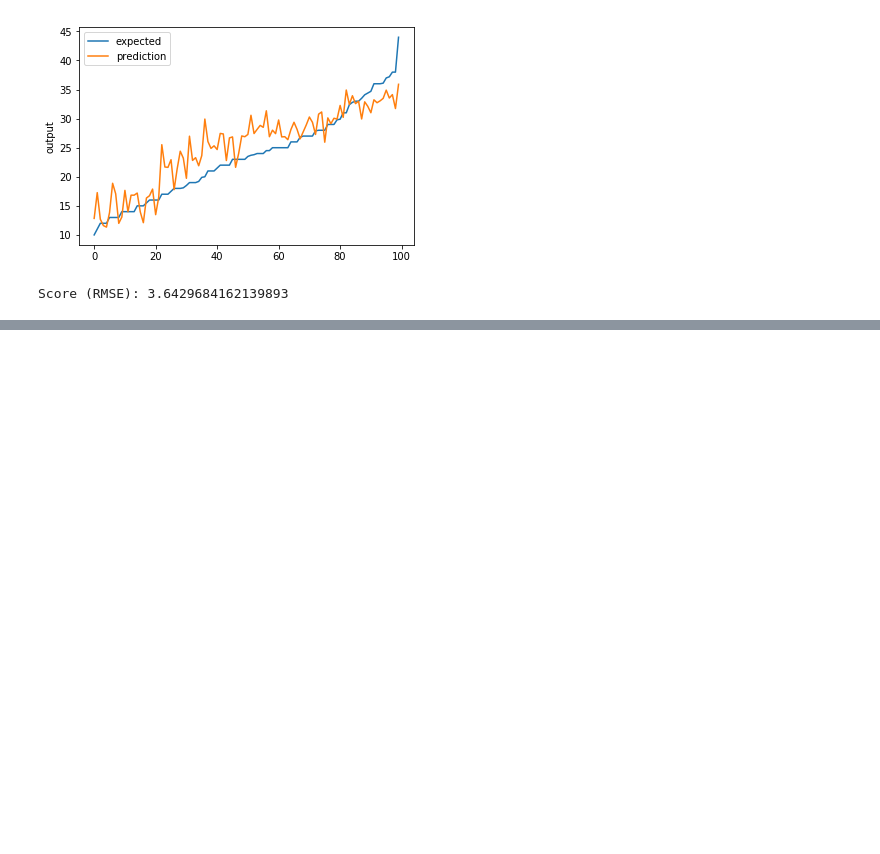
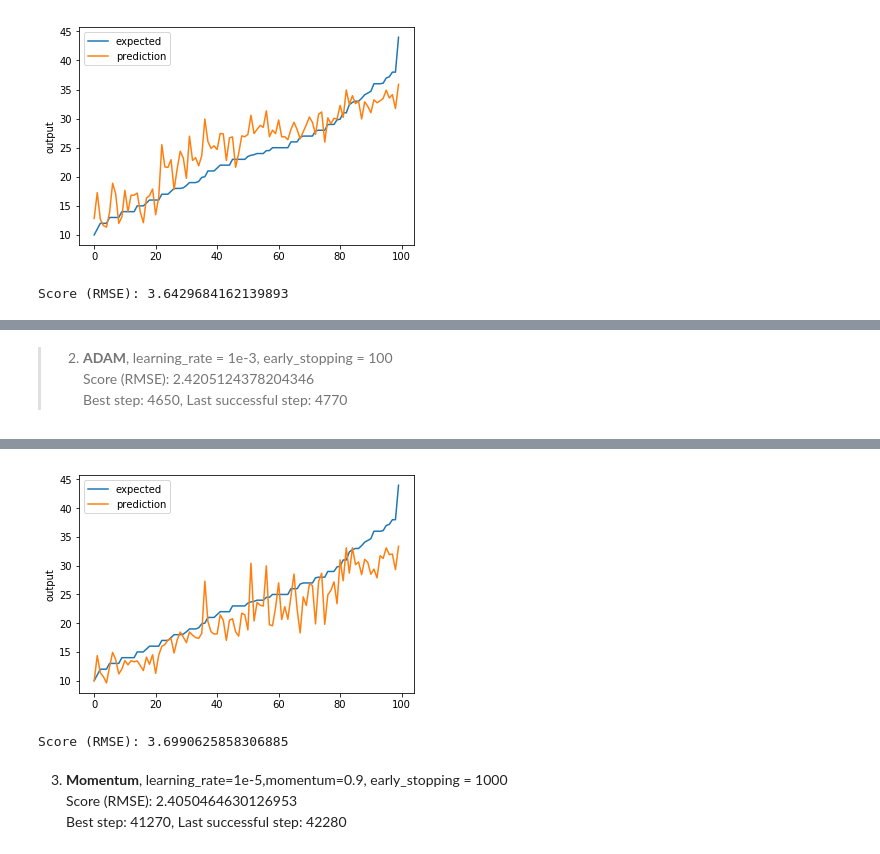
Before and after one commit to farhadsh1992/Deep-learning-tutrial, a Jupyter notebook: download/Chapter 2.1- Keras.ipynb, the cells around one changed output, grey strips where cells are left out. Saved outputs shown, nothing was run; the diff lists cells and outputs as text; code cells hidden in the pictures; blank space fills up the shorter version.

```diff
--- a/download/Chapter 2.1- Keras.ipynb
+++ b/download/Chapter 2.1- Keras.ipynb
@@ -181,0 +225,37 @@ Score (RMSE): 3.6429684162139893
+# %% [markdown]
+> 2. <b>ADAM</b>, learning_rate = 1e-3, early_stopping = 100<br>
+Score (RMSE): 2.4205124378204346 <br>
+Best step: 4650, Last successful step: 4770
+# %%
+set_verbosity(ERROR)
+#-----------------------
+adam = Adam(lr=0.001, beta_1=0.9, beta_2=0.999, epsilon=None, decay=0.0, amsgrad=False)
+
+
+model = unlinear_regression()
+
+model.compile(optimizer=adam,
+             loss="mean_squared_error"
+             , metrics=['accuracy'])
+
+#callbacks
+time_summary = TimeSummary()
+monitor = EarlyStopping(monitor='val_process', min_delta=1e-3, patience=5, verbose=1, mode='auto')
+checkpointer = ModelCheckpoint(filepath="best_weights.hdf5", verbose=0, save_best_only=True)
+
+summary = model.fit(x_train, y_train,
+                    validation_split=0.2,
+                    callbacks=[time_summary,monitor, checkpointer],
+                    verbose=0,
+                    batch_size=10,
+                    epochs=200 )# validation_split=0.2, validation_data=(x_test,y_test),
+model.load_weights('best_weights.hdf5')
+score = model.evaluate(x_test,y_test,verbose=0)
+pred = model.predict(x_test)
+print('Test loss:', score[0])
+print('Test accuracy:', score[1])
+chart_regression(pred.flatten(),y_test)
+
+rme = np.sqrt(mean_squared_error(pred.flatten(),y_test))
+print("Score (RMSE): {}".format(rme))
+# %% [output]
@@ -181,0 +264,6 @@ Score (RMSE): 3.6429684162139893
+[figure, added]
+Score (RMSE): 3.6990625858306885
+# %% [markdown]
+3. <b>Momentum</b>, learning_rate=1e-5,momentum=0.9, early_stopping = 1000 <br>
+Score (RMSE): 2.4050464630126953 <br>
+Best step: 41270, Last successful step: 42280
```
Also changed, not shown: parts of 7 cells of this notebook, 11 other files.
